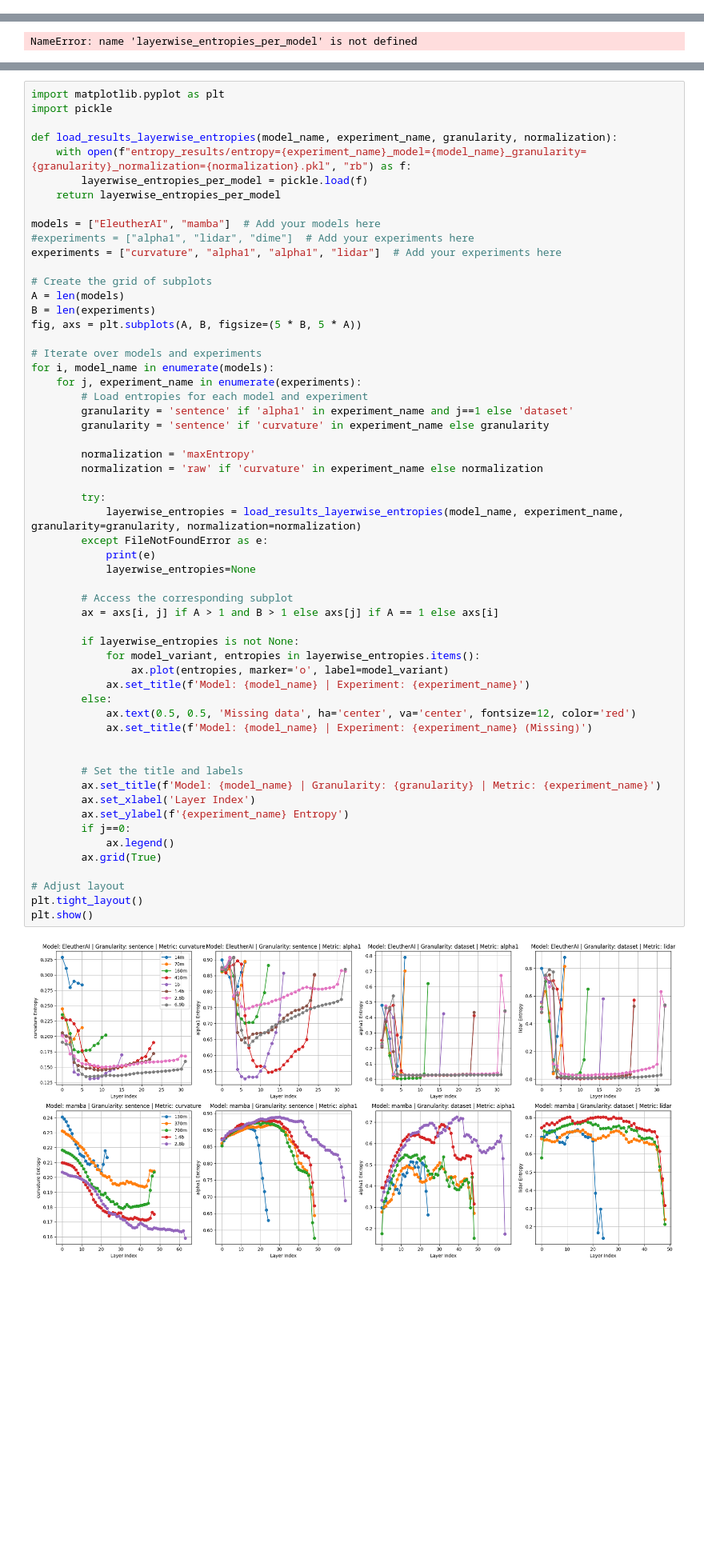
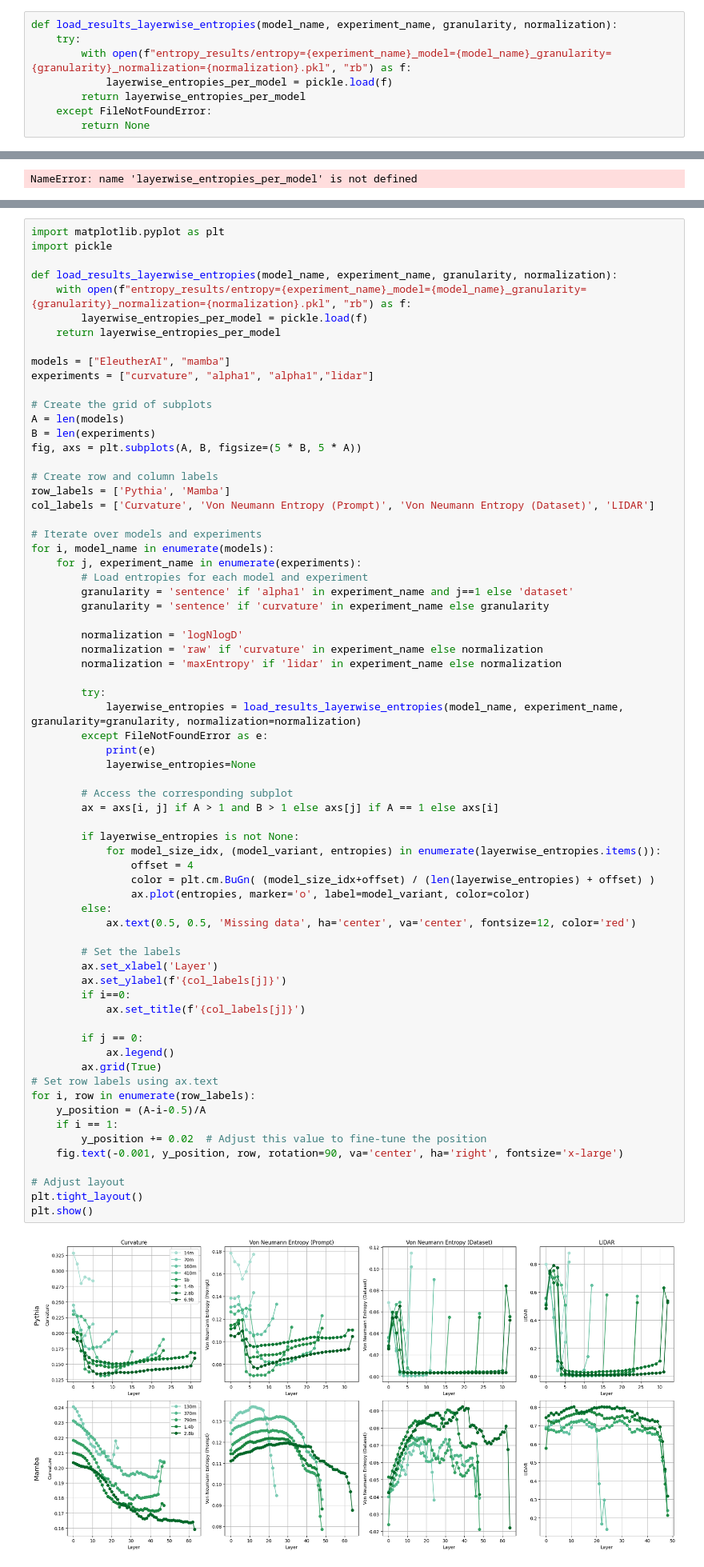
Before and after one commit to OFSkean/information_flow, a Jupyter notebook: experiments/layerwise_entropies.ipynb, the cells around one changed output, grey strips where cells are left out. Shown at 80% size. Drawn from its saved outputs; the diff is of its cells as text; blank space fills up the shorter version.

Commit message:
refactored representation quality metrics

```diff
--- a/experiments/layerwise_entropies.ipynb
+++ b/experiments/layerwise_entropies.ipynb
@@ -342,0 +83,8 @@ Special tokens have been added in the vocabulary, make sure the associated word
+# %%
+def load_results_layerwise_entropies(model_name, experiment_name, granularity, normalization):
+    try:
+        with open(f"entropy_results/entropy={experiment_name}_model={model_name}_granularity={granularity}_normalization={normalization}.pkl", "rb") as f:
+            layerwise_entropies_per_model = pickle.load(f)
+        return layerwise_entropies_per_model
+    except FileNotFoundError:
+        return None
@@ -466,53 +269,64 @@ def load_results_layerwise_entropies(model_name, experiment_name, granularity, n
         layerwise_entropies_per_model = pickle.load(f)
     return layerwise_entropies_per_model
 
-models = ["EleutherAI", "mamba"]  # Add your models here
-#experiments = ["alpha1", "lidar", "dime"]  # Add your experiments here
-experiments = ["curvature", "alpha1", "alpha1", "lidar"]  # Add your experiments here
+models = ["EleutherAI", "mamba"]
+experiments = ["curvature", "alpha1", "alpha1","lidar"]
 
 # Create the grid of subplots
 A = len(models)
 B = len(experiments)
 fig, axs = plt.subplots(A, B, figsize=(5 * B, 5 * A))
+
+# Create row and column labels
+row_labels = ['Pythia', 'Mamba']
+col_labels = ['Curvature', 'Von Neumann Entropy (Prompt)', 'Von Neumann Entropy (Dataset)', 'LIDAR']
 
 # Iterate over models and experiments
 for i, model_name in enumerate(models):
     for j, experiment_name in enumerate(experiments):
         # Load entropies for each model and experiment
         granularity = 'sentence' if 'alpha1' in experiment_name and j==1 else 'dataset'
         granularity = 'sentence' if 'curvature' in experiment_name else granularity
 
-        normalization = 'maxEntropy'
+        normalization = 'logNlogD'
         normalization = 'raw' if 'curvature' in experiment_name else normalization
+        normalization = 'maxEntropy' if 'lidar' in experiment_name else normalization
 
         try:
             layerwise_entropies = load_results_layerwise_entropies(model_name, experiment_name, granularity=granularity, normalization=normalization)
         except FileNotFoundError as e:
             print(e)
             layerwise_entropies=None
 
         # Access the corresponding subplot
         ax = axs[i, j] if A > 1 and B > 1 else axs[j] if A == 1 else axs[i]
 
         if layerwise_entropies is not None:
-            for model_variant, entropies in layerwise_entropies.items():
-                ax.plot(entropies, marker='o', label=model_variant)
-            ax.set_title(f'Model: {model_name} | Experiment: {experiment_name}')
+            for model_size_idx, (model_variant, entropies) in enumerate(layerwise_entropies.items()):
+                offset = 4
+                color = plt.cm.BuGn( (model_size_idx+offset) / (len(layerwise_entropies) + offset) )
+                ax.plot(entropies, marker='o', label=model_variant, color=color)
         else:
             ax.text(0.5, 0.5, 'Missing data', ha='center', va='center', fontsize=12, color='red')
-            ax.set_title(f'Model: {model_name} | Experiment: {experiment_name} (Missing)')
 
+        # Set the labels
+        ax.set_xlabel('Layer')
+        ax.set_ylabel(f'{col_labels[j]}')
+        if i==0:
+            ax.set_title(f'{col_labels[j]}')
 
-        # Set the title and labels
-        ax.set_title(f'Model: {model_name} | Granularity: {granularity} | Metric: {experiment_name}')
-        ax.set_xlabel('Layer Index')
-        ax.set_ylabel(f'{experiment_name} Entropy')
-        if j==0:
+        if j == 0:
             ax.legend()
         ax.grid(True)
+# Set row labels using ax.text
+for i, row in enumerate(row_labels):
+    y_position = (A-i-0.5)/A
+    if i == 1:
+        y_position += 0.02  # Adjust this value to fine-tune the position
+    fig.text(-0.001, y_position, row, rotation=90, va='center', ha='right', fontsize='x-large')
 
 # Adjust layout
 plt.tight_layout()
 plt.show()
 # %% [output]
-[figure, old version]
+[figure, new version]
```
Also changed, not shown: parts of 11 cells of this notebook, 5 other files.
